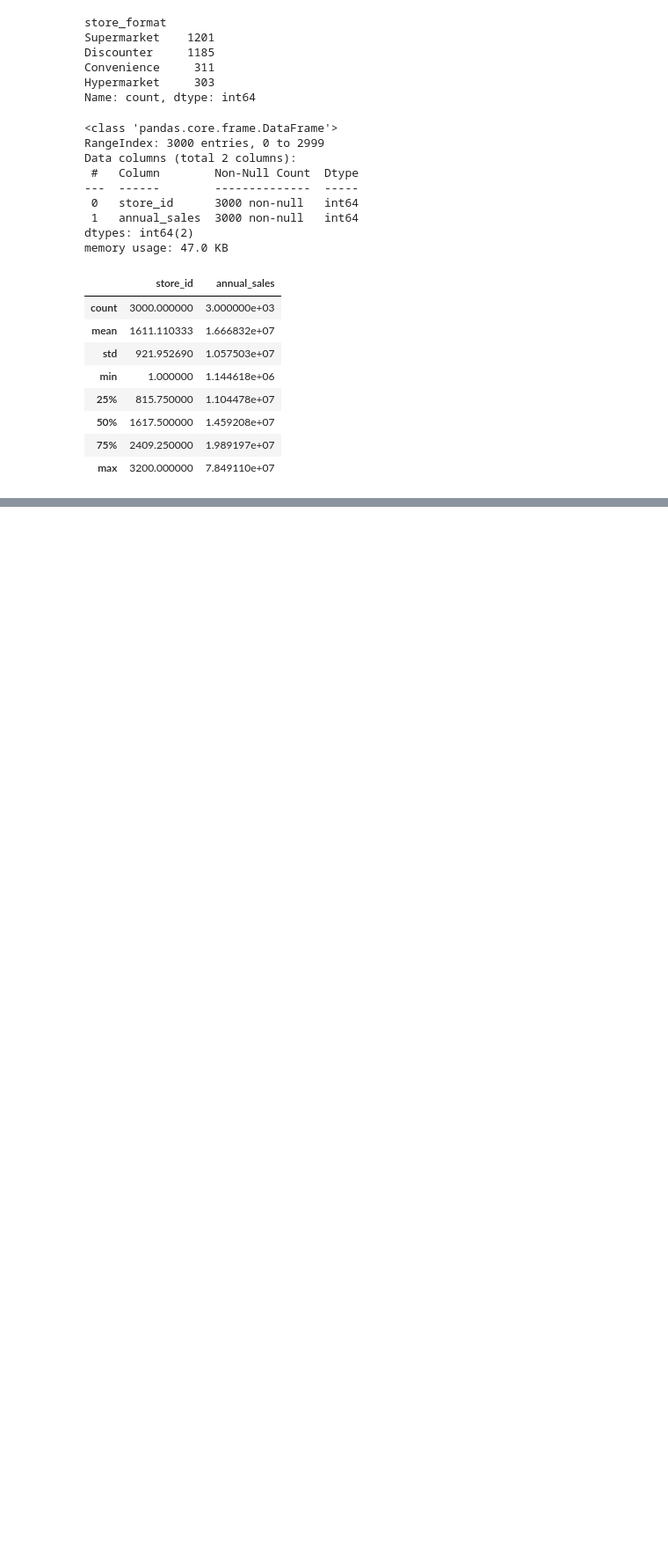
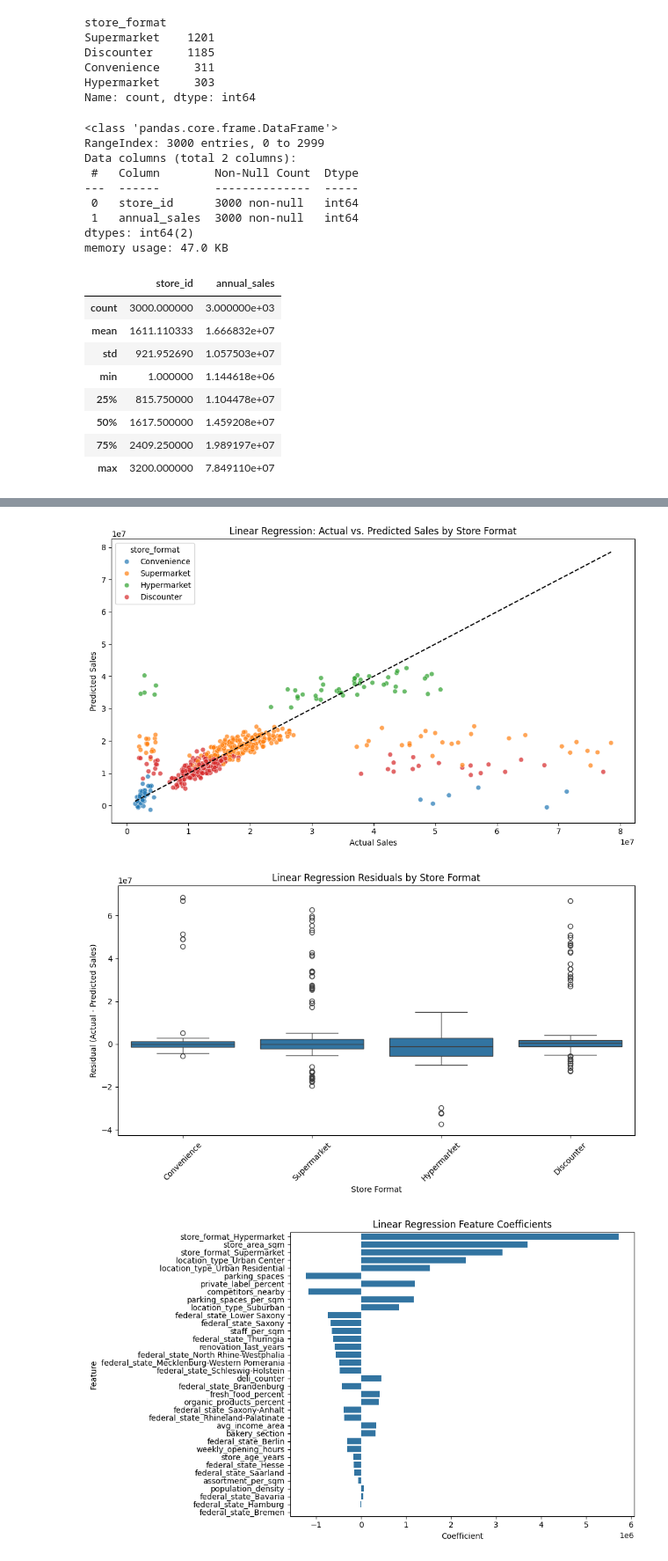
Before and after one commit to FjodorGit/stratathon, a Jupyter notebook: Colab Notebooks/Team 2/Analytics_Task_Team2.ipynb, the cells around one changed output, grey strips where cells are left out. Shown at 88% size. Saved outputs shown, nothing was run; the diff lists cells and outputs as text; code cells hidden in the pictures; blank space fills up the shorter version.

```diff
--- a/Colab Notebooks/Team 2/Analytics_Task_Team2.ipynb
+++ b/Colab Notebooks/Team 2/Analytics_Task_Team2.ipynb
@@ -478,0 +320,77 @@ plt.show()
+# %%
+# --- Linear Regression Modeling, Evaluation, and Visualization with Final Splits ---
+
+import numpy as np
+import pandas as pd
+import matplotlib.pyplot as plt
+import seaborn as sns
+from sklearn.linear_model import LinearRegression
+from sklearn.metrics import mean_squared_error, r2_score
+
+# Train the Linear Regression model on the final training data
+lr_model = LinearRegression()
+lr_model.fit(X_train_final, y_train)
+
+# Predict on the final test set
+y_pred_lr = lr_model.predict(X_test_final)
+
+# Compute performance metrics
+rmse_lr = np.sqrt(mean_squared_error(y_test, y_pred_lr))
+r2_lr = r2_score(y_test, y_pred_lr)
+
+# Calculate Adjusted R²
+n = len(y_test)                  # Number of observations
+k = X_test_final.shape[1]        # Number of predictors
+adjusted_r2_lr = 1 - (1 - r2_lr) * ((n - 1) / (n - k - 1))
+
+print(f"Linear Regression RMSE: {rmse_lr:,.0f}")
+print(f"Linear Regression R² Score: {r2_lr:.3f}")
+print(f"Linear Regression Adjusted R² Score: {adjusted_r2_lr:.3f}")
+
+# Create a performance DataFrame for linear regression
+performance_lr = pd.DataFrame({
+    'store_id': store_ids_test.values,
+    'Actual_Sales': y_test.values,
+    'Predicted_Sales': y_pred_lr
+})
+performance_lr['Residual'] = performance_lr['Actual_Sales'] - performance_lr['Predicted_Sales']
+
+# Merge with store info to include store_format for visualization
+store_info = store_df[['store_id', 'store_format']]
+performance_lr_info = performance_lr.merge(store_info, on='store_id', how='left')
+
+# Actual vs. Predicted Sales Plot
+plt.figure(figsize=(10, 6))
+sns.scatterplot(x='Actual_Sales', y='Predicted_Sales', hue='store_format',
+                data=performance_lr_info, alpha=0.7)
+plt.plot([performance_lr_info['Actual_Sales'].min(), performance_lr_info['Actual_Sales'].max()],
+         [performance_lr_info['Actual_Sales'].min(), performance_lr_info['Actual_Sales'].max()],
+         '--', color='black')
+plt.xlabel("Actual Sales")
+plt.ylabel("Predicted Sales")
+plt.title("Linear Regression: Actual vs. Predicted Sales by Store Format")
+plt.tight_layout()
+plt.show()
+
+# Residual Plot by Store Format
+plt.figure(figsize=(10, 6))
+sns.boxplot(x='store_format', y='Residual', data=performance_lr_info)
+plt.title("Linear Regression Residuals by Store Format")
+plt.xlabel("Store Format")
+plt.ylabel("Residual (Actual - Predicted Sales)")
+plt.xticks(rotation=45)
+plt.tight_layout()
+plt.show()
+
+# Feature Importance (Coefficients) Plot
+features = X_train_final.columns
+coef = lr_model.coef_
+coef_df = pd.DataFrame({'Feature': features, 'Coefficient': coef})
+coef_df = coef_df.reindex(coef_df['Coefficient'].abs().sort_values(ascending=False).index)
+
+plt.figure(figsize=(10, 6))
+sns.barplot(x='Coefficient', y='Feature', data=coef_df)
+plt.title("Linear Regression Feature Coefficients")
+plt.tight_layout()
+plt.show()
+# %% [output]
@@ -478,0 +400,3 @@ plt.show()
+[figure, added]
+[figure, added]
+[figure, added]
```
Also changed, not shown: parts of 42 cells of this notebook, 1 other file.
